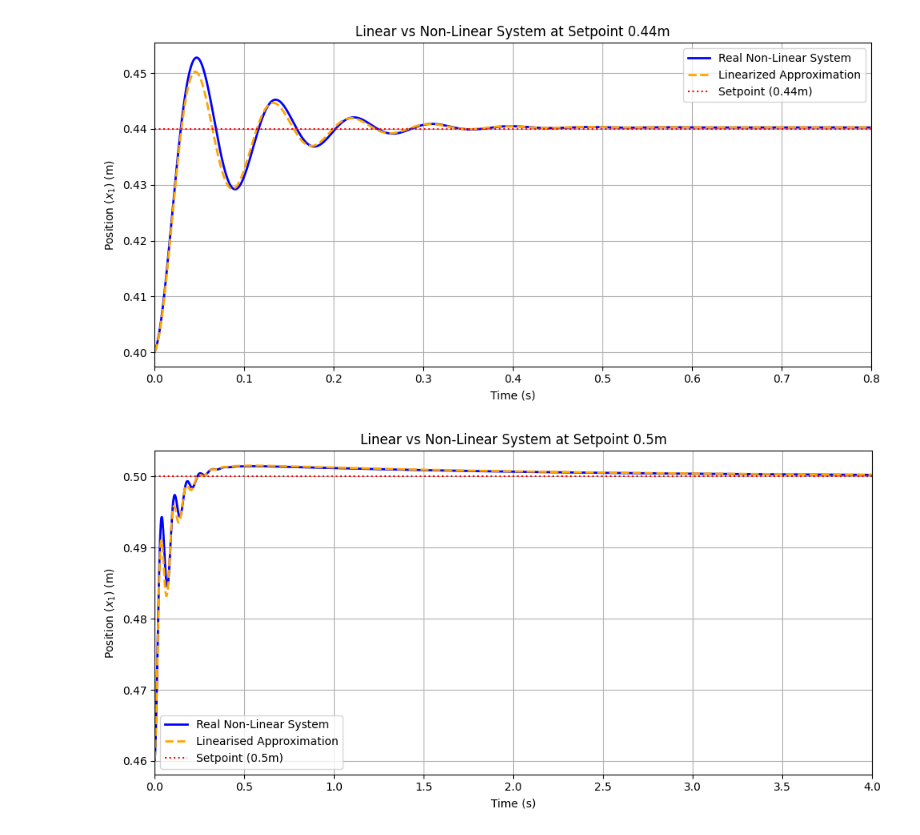
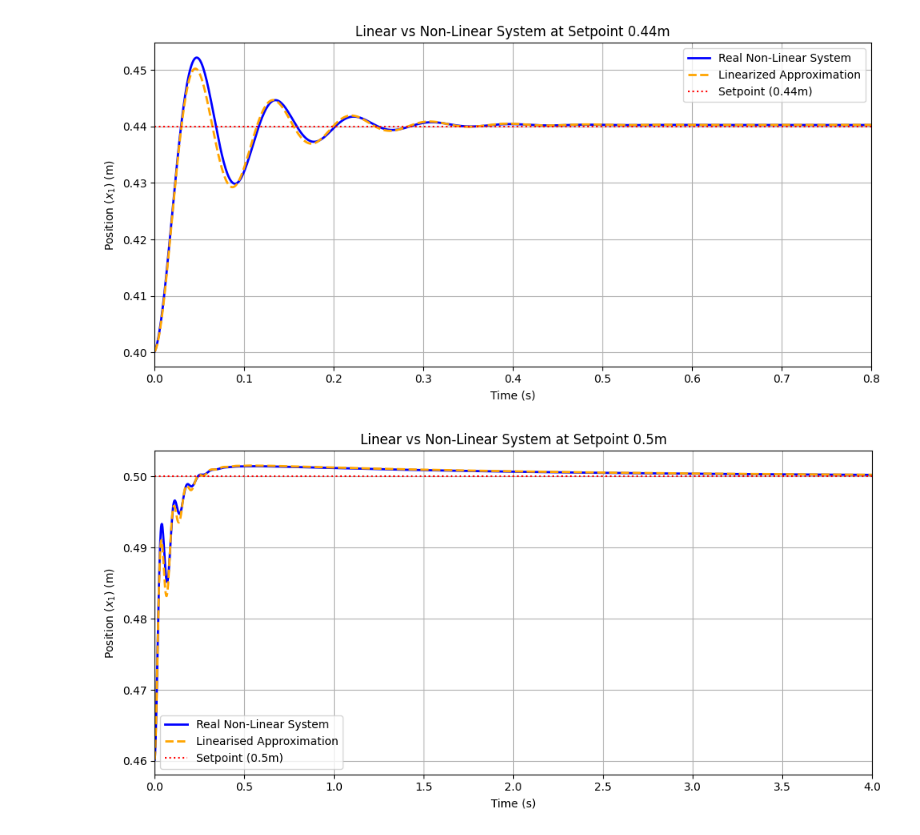
Before and after one commit to ethanboyjeff/ELE2038-Coursework, a Jupyter notebook: ELE2038_CW_notebook.ipynb, the cells around one changed output. Saved outputs shown, nothing was run; the diff lists cells and outputs as text; code cells hidden in the pictures.

```diff
--- a/ELE2038_CW_notebook.ipynb
+++ b/ELE2038_CW_notebook.ipynb
@@ -41,3 +2,0 @@ input is u=V
-# %%
-x1_dot = x2
-x1_dot
@@ -46,3 +2,0 @@ $\displaystyle x_{2}$
-# %%
-x2_dot = (5/(7*m))*(m*g*sym.sin(phi)+(c*(x3**2)/(delta-x1)**2)-k*(x1-d)-b*x2)
-x2_dot
@@ -51,3 +2,0 @@ $\displaystyle \frac{5 \left(- b x_{2} + \frac{c x_{3}^{2}}{\left(\delta - x_{1}
-# %%
-x3_dot = (u-x3*R)/(L0+L1*sym.exp(-alpha*(delta-x1)))
-x3_dot
@@ -376,14 +2,0 @@ system output to step response
-# %%
-#5cm setpoint change (from 0.5m to 0.55m)
-t_span = np.linspace(0, 0.5, 2000)
-t, pos = ctrl.step_response(Gcl * 0.05, t_span)
-
-plt.plot(t, pos + 0.5, 'b', label="Ball Position") #need to add +0.5 because Gcl assumes equilibirum so pos = 0
-plt.axhline(0.5, color='k', linestyle='--', label="Initial Eq")
-plt.axhline(0.55, color='r', linestyle='--', label="Setpoint = 0.55")
-
-plt.ylabel("Position (m)")
-plt.xlabel("Time (s)")
-plt.legend()
-plt.grid()
-plt.show()
@@ -782,7 +386,8 @@ def linear_dynamics(t, state_delta, V_input):
     return A.dot(state_delta) + B.dot([delta_V]).flatten()
 
 # Non-Linear Tracking
-current_state = [start_x, 0, i_eq, start_x]
+current_state = [start_x, 0, i_eq]
+current_measured_x = start_x
 history_x1 = []
 integral_error = 0
 last_error = 0
@@ -797,8 +402,12 @@ history_t_sync = []
 
 for t in time_steps:
     # --- Simulate Real Non-Linear System ---
-    measured_x = current_state[3]
-    error = x_sp - measured_x
+    actual_x = current_state[0]
+
+    sensor_derivative = (Km * actual_x - current_measured_x) / tau_m
+    current_measured_x += sensor_derivative * dt
+
+    error = x_sp - current_measured_x
     integral_error += error * dt
     deriv = (error - last_error) / dt
 
@@ -814,34 +423,35 @@ for t in time_steps:
     measured_x_lin = current_state_delta[3] + x_sp
     error_lin = x_sp - measured_x_lin
     integral_error_lin += error_lin * dt
     deriv_lin = (error_lin - last_error_lin) / dt
 
     V_control = V_eq + Kp * error_lin + Ki * integral_error_lin + Kd * deriv_lin
     V_control = np.clip(V_control, -100, 3000)
 
     sol_lin = solve_ivp(linear_dynamics, [t, t + dt], current_state_delta, args=(V_control,))
     current_state_delta = sol_lin.y[:, -1]
     last_error_lin = error_lin
     history_x_lin.append(current_state_delta[0] + x_sp)
 
     # Track time
     history_t_sync.append(t)
 
 plt.figure(figsize=(10, 5))
 plt.plot(history_t_sync, history_x1, label='Real Non-Linear System', color='blue', linewidth=2)
 plt.plot(history_t_sync, history_x_lin, label='Linearized Approximation', color='orange', linestyle='--', linewidth=2)
 plt.axhline(y=x_sp, color='r', linestyle=':', label=f'Setpoint ({x_sp}m)')
 
 plt.ylabel('Position ($x_1$) (m)')
 plt.xlabel('Time (s)')
 plt.xlim(0, 0.8)
 plt.title(f'Linear vs Non-Linear System at Setpoint {x_sp}m')
 plt.legend()
 plt.grid(True)
 plt.tight_layout()
+plt.savefig('nonli_vs_li_xsp0.44.png', dpi=300, bbox_inches='tight')
 plt.show()
 # %% [output]
-[figure, old version]
+[figure, new version]
 # %%
 import numpy as np
 import matplotlib.pyplot as plt
```
Also changed, not shown: parts of 69 cells of this notebook.
